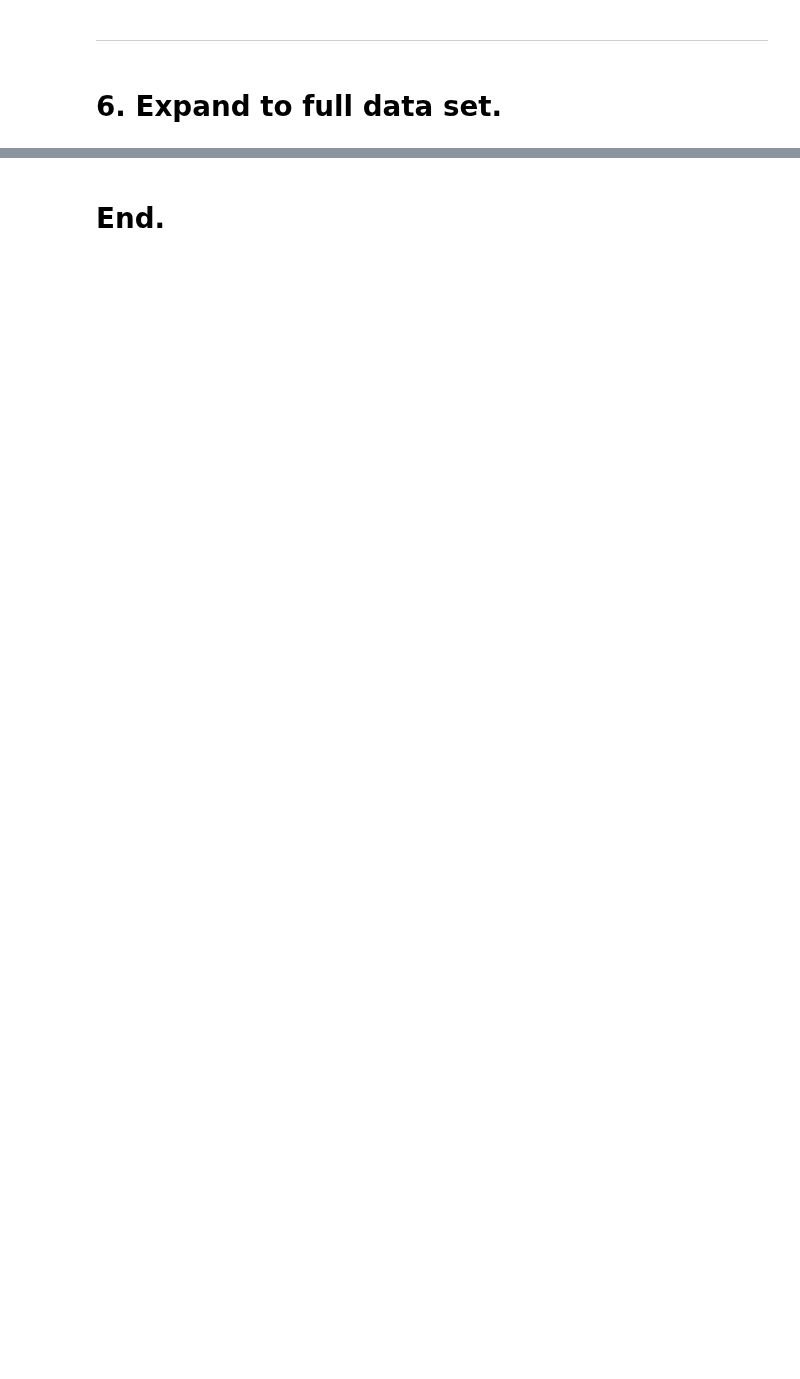
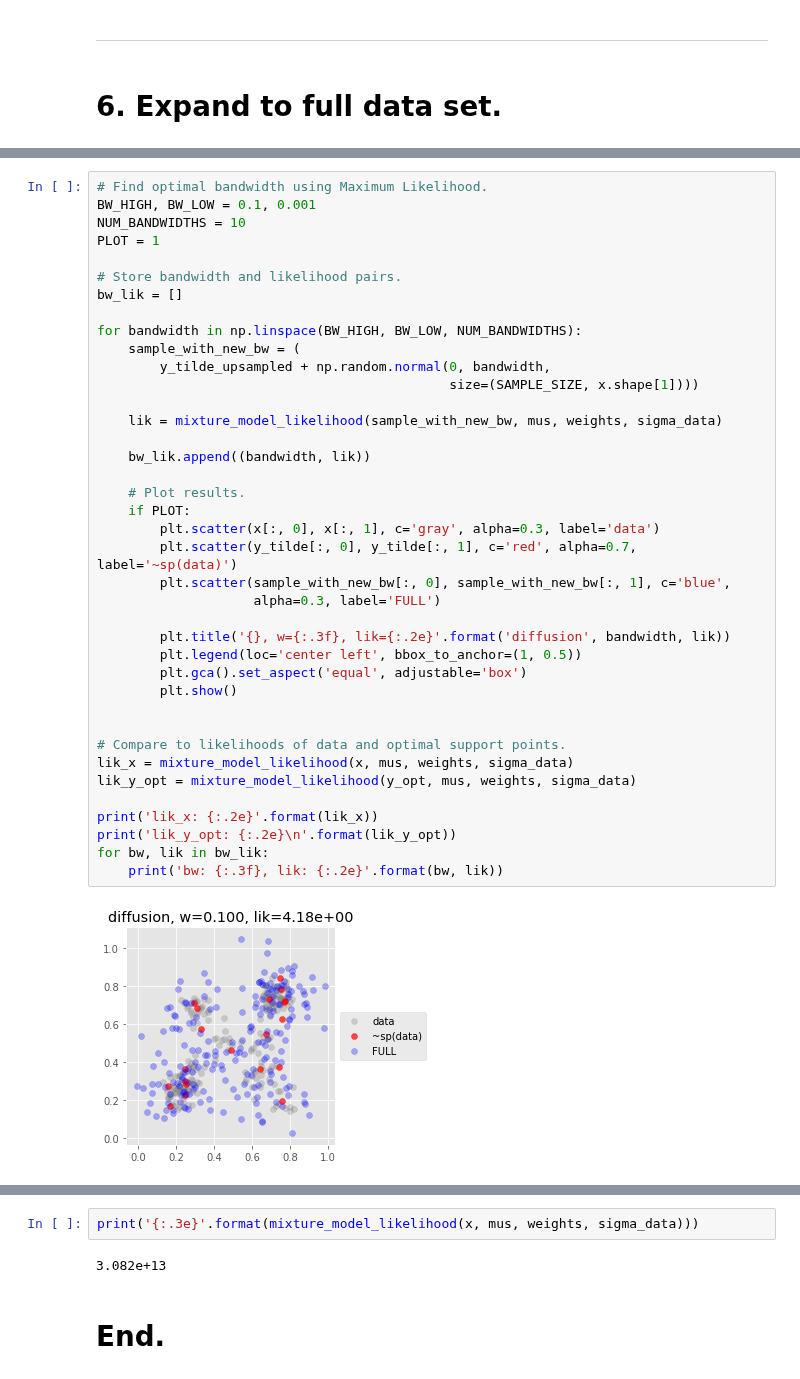
Before and after one commit to diesendruck/pv, a Jupyter notebook: mv_sp_privacy/src/sp_privacy.ipynb, the cells around one changed output, grey strips where cells are left out. Cells and saved outputs as stored; diff of their text form; blank space fills up the shorter version.

```diff
--- a/mv_sp_privacy/src/sp_privacy.ipynb
+++ b/mv_sp_privacy/src/sp_privacy.ipynb
@@ -203,0 +211,41 @@ Diffusion count    37, e_opt:  0.001335, e~: 0.009011, energy(y,y~): 0.009016, e
+# %%
+# Find optimal bandwidth using Maximum Likelihood.
+BW_HIGH, BW_LOW = 0.1, 0.001
+NUM_BANDWIDTHS = 10
+PLOT = 1
+
+# Store bandwidth and likelihood pairs.
+bw_lik = []
+
+for bandwidth in np.linspace(BW_HIGH, BW_LOW, NUM_BANDWIDTHS):
+    sample_with_new_bw = (
+        y_tilde_upsampled + np.random.normal(0, bandwidth,
+                                             size=(SAMPLE_SIZE, x.shape[1])))
+
+    lik = mixture_model_likelihood(sample_with_new_bw, mus, weights, sigma_data)
+
+    bw_lik.append((bandwidth, lik))
+
+    # Plot results.
+    if PLOT:
+        plt.scatter(x[:, 0], x[:, 1], c='gray', alpha=0.3, label='data')
+        plt.scatter(y_tilde[:, 0], y_tilde[:, 1], c='red', alpha=0.7, label='~sp(data)')
+        plt.scatter(sample_with_new_bw[:, 0], sample_with_new_bw[:, 1], c='blue',
+                    alpha=0.3, label='FULL')
+
+        plt.title('{}, w={:.3f}, lik={:.2e}'.format('diffusion', bandwidth, lik))
+        plt.legend(loc='center left', bbox_to_anchor=(1, 0.5))
+        plt.gca().set_aspect('equal', adjustable='box')
+        plt.show()
+
+
+# Compare to likelihoods of data and optimal support points.
+lik_x = mixture_model_likelihood(x, mus, weights, sigma_data)
+lik_y_opt = mixture_model_likelihood(y_opt, mus, weights, sigma_data)
+
+print('lik_x: {:.2e}'.format(lik_x))
+print('lik_y_opt: {:.2e}\n'.format(lik_y_opt))
+for bw, lik in bw_lik:
+    print('bw: {:.3f}, lik: {:.2e}'.format(bw, lik))
+# %% [output]
+[figure, added]
@@ -204,2 +274,6 @@ Diffusion count    37, e_opt:  0.001335, e~: 0.009011, energy(y,y~): 0.009016, e
+# %%
+print('{:.3e}'.format(mixture_model_likelihood(x, mus, weights, sigma_data)))
+# %% [output]
+3.082e+13
 # %% [markdown]
 # End.
```
Also changed, not shown: parts of 7 cells of this notebook, 1 other file.
